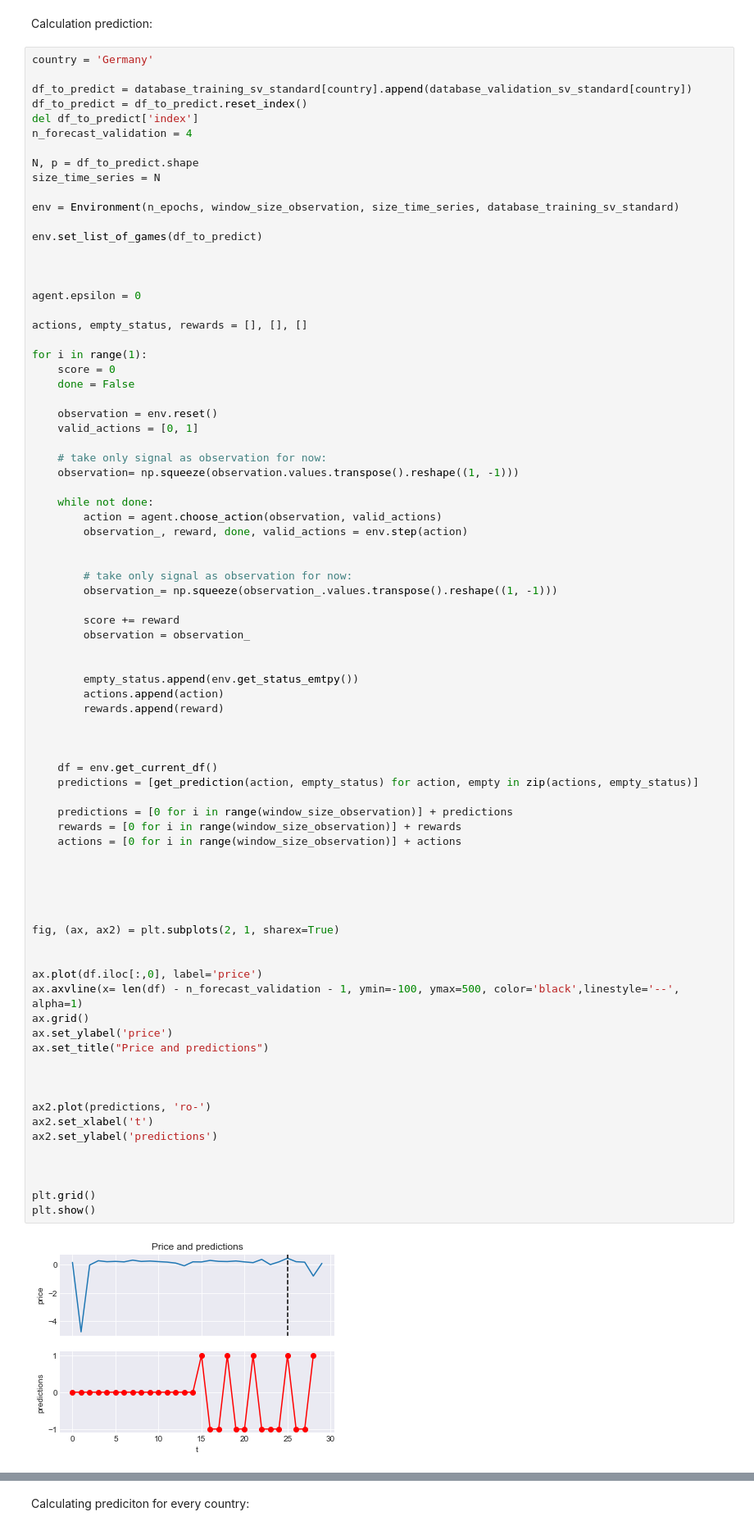
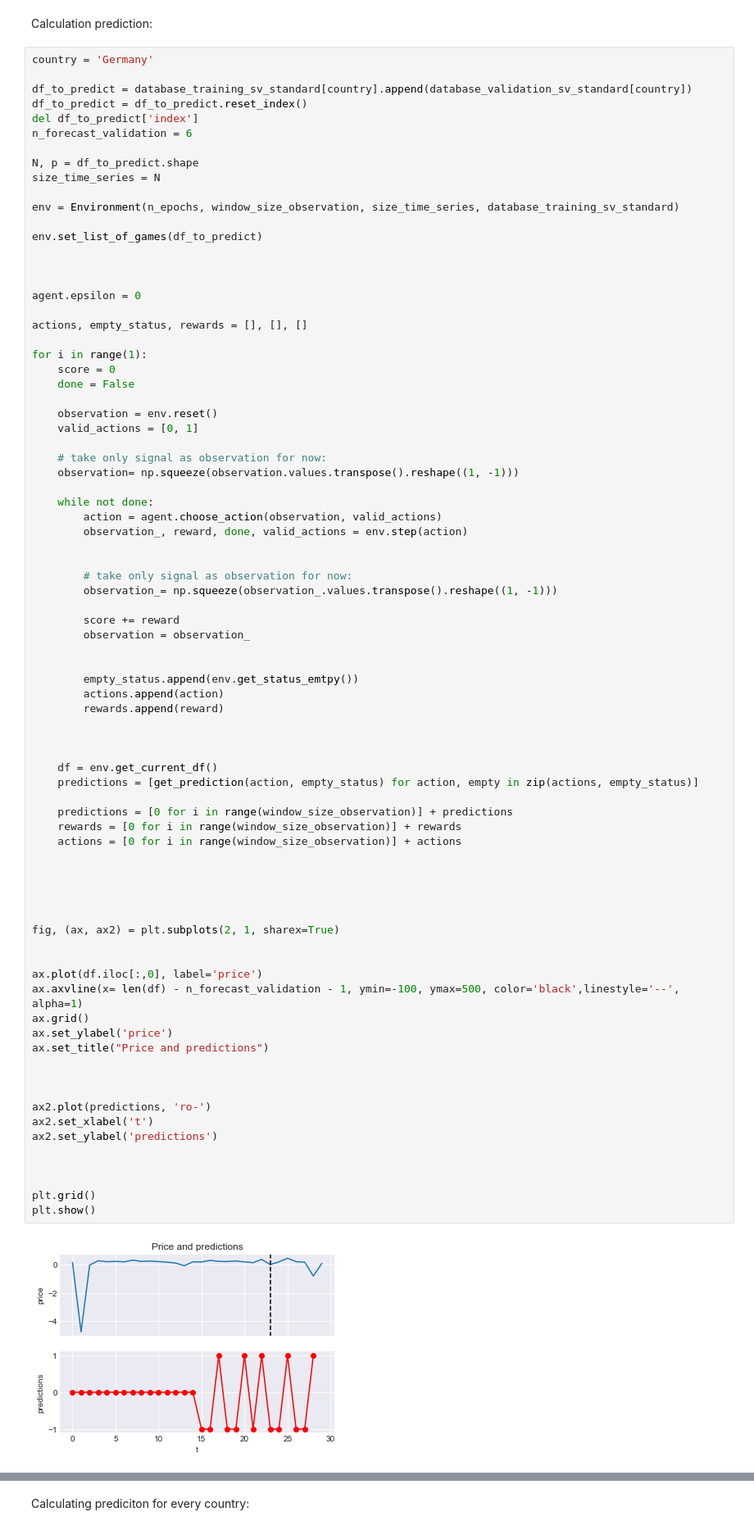
Before and after one commit to felix-ha/cfds_project, a Jupyter notebook: DeepRL_playing_idealized_trading_games.ipynb, the cells around one changed output, grey strips where cells are left out. Shown: that part at 82% size. Cells and saved outputs as stored; diff of their text form.

```diff
--- a/DeepRL_playing_idealized_trading_games.ipynb
+++ b/DeepRL_playing_idealized_trading_games.ipynb
@@ -731,7 +731,7 @@ country = 'Germany'
 df_to_predict = database_training_sv_standard[country].append(database_validation_sv_standard[country])
 df_to_predict = df_to_predict.reset_index()
 del df_to_predict['index']
-n_forecast_validation = 4
+n_forecast_validation = 6
 
 N, p = df_to_predict.shape
 size_time_series = N
@@ -778,34 +778,34 @@ for i in range(1):
     predictions = [get_prediction(action, empty_status) for action, empty in zip(actions, empty_status)]
 
     predictions = [0 for i in range(window_size_observation)] + predictions
     rewards = [0 for i in range(window_size_observation)] + rewards
     actions = [0 for i in range(window_size_observation)] + actions
 
 
 
 
 
 fig, (ax, ax2) = plt.subplots(2, 1, sharex=True)
 
 
 ax.plot(df.iloc[:,0], label='price')
 ax.axvline(x= len(df) - n_forecast_validation - 1, ymin=-100, ymax=500, color='black',linestyle='--', alpha=1)
 ax.grid()
 ax.set_ylabel('price')
 ax.set_title("Price and predictions")
 
 
 
 ax2.plot(predictions, 'ro-')
 ax2.set_xlabel('t')
 ax2.set_ylabel('predictions')
 
 
 
 plt.grid()
 plt.show()
 # %% [output]
-[figure, old version]
+[figure, new version]
 # %%
 predictions[-n_forecast_validation:]
 # %% [output]
```
Also changed, not shown: parts of 4 cells of this notebook, 1 other file.
